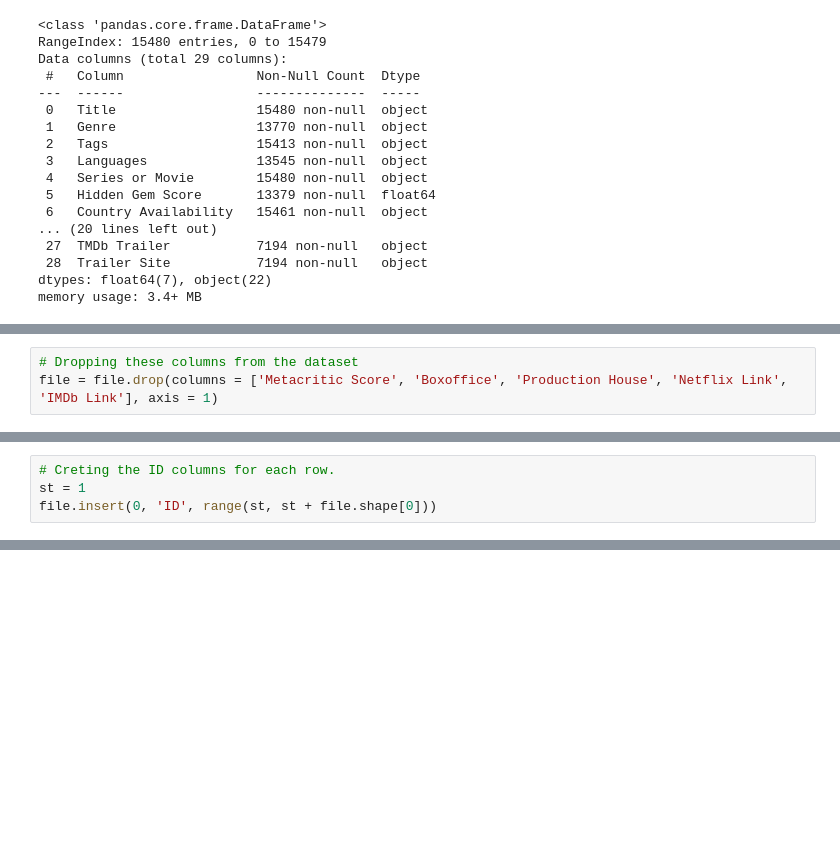
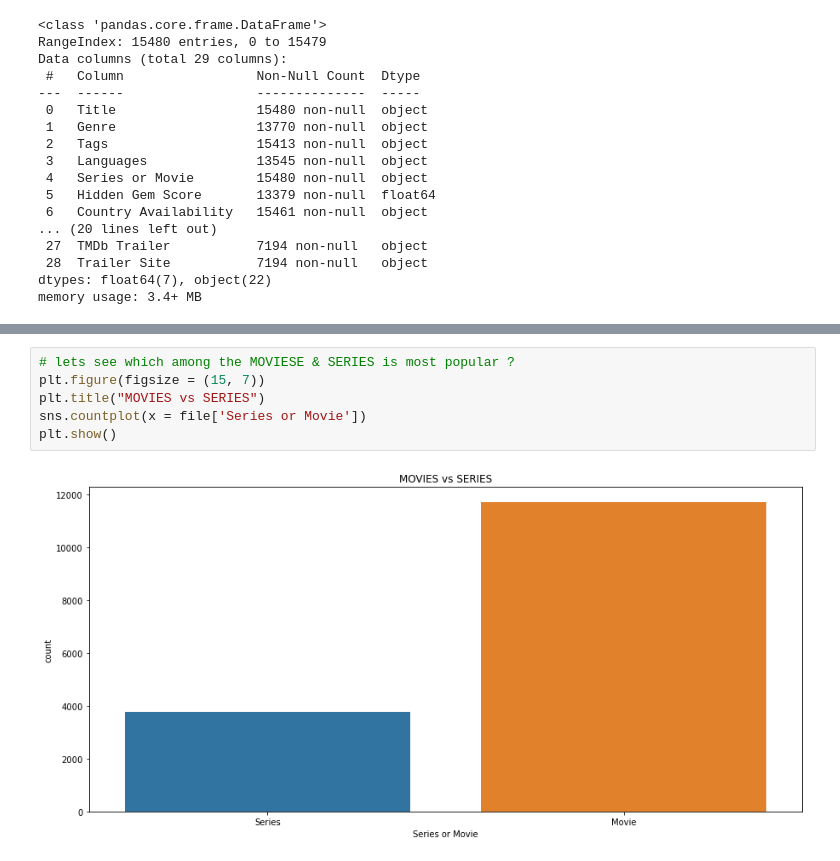
Before and after one commit to KunalSharma2001/Exploratory-data-analysis-EDA-, a Jupyter notebook: Netflix EDA/Netflix Data Analysis (EDA).ipynb, the cells around one changed output, grey strips where cells are left out. Saved outputs shown, nothing was run; the diff lists cells and outputs as text; blank space fills up the shorter version.

```diff
--- a/Netflix EDA/Netflix Data Analysis (EDA).ipynb
+++ b/Netflix EDA/Netflix Data Analysis (EDA).ipynb
@@ -126,3 +107,0 @@ Here, most of the columns with **maximum** number of `NULL VALUES` are :
-# %%
-# Dropping these columns from the dataset
-file = file.drop(columns = ['Metacritic Score', 'Boxoffice', 'Production House', 'Netflix Link', 'IMDb Link'], axis = 1)
@@ -153,4 +107,0 @@ As here we have dropped 5 columns from the Dataset, as they were of no use to us
-# %%
-# Creting the ID columns for each row.
-st = 1
-file.insert(0, 'ID', range(st, st + file.shape[0]))
@@ -190,0 +108,8 @@ file.head(2)
+# %%
+# lets see which among the MOVIESE & SERIES is most popular ?
+plt.figure(figsize = (15, 7))
+plt.title("MOVIES vs SERIES")
+sns.countplot(x = file['Series or Movie'])
+plt.show()
+# %% [output]
+[figure, added]
```
Also changed, not shown: parts of 15 cells of this notebook.
